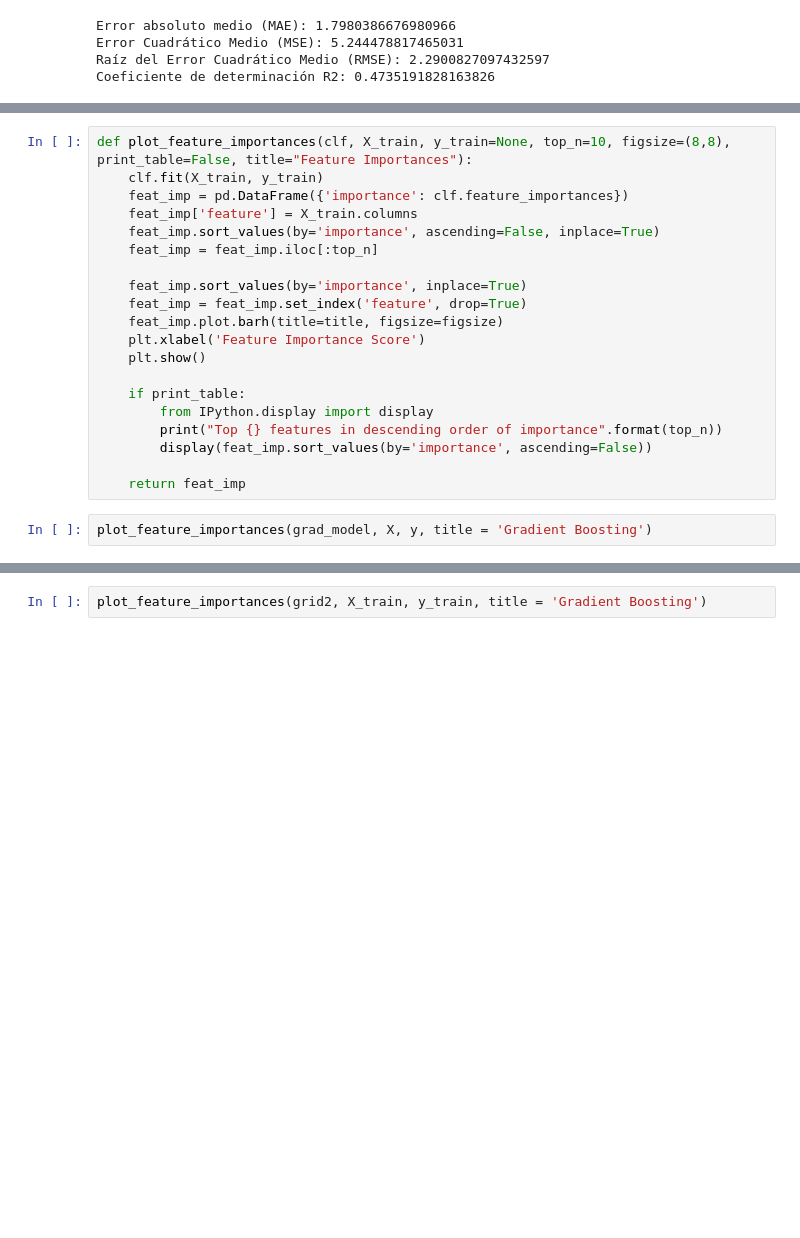
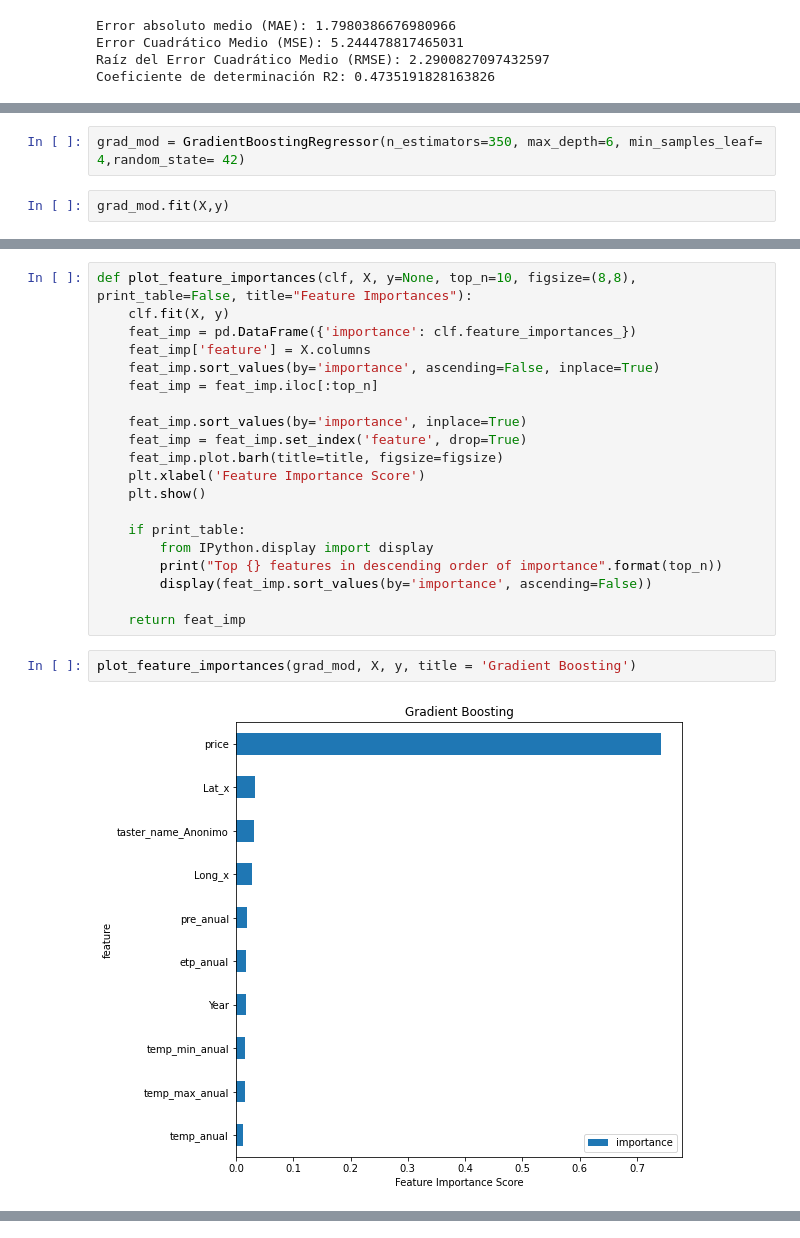
Before and after one commit to crcoronado/Datascience1, a Jupyter notebook: ML_winereviews.ipynb, the cells around one changed output, grey strips where cells are left out. Saved outputs shown, nothing was run; the diff lists cells and outputs as text; blank space fills up the shorter version.

Commit message:
Gradient boosting, EDA labeling

```diff
--- a/ML_winereviews.ipynb
+++ b/ML_winereviews.ipynb
@@ -857,0 +860,4 @@ Coeficiente de determinación R2: 0.4735191828163826
+# %%
+grad_mod = GradientBoostingRegressor(n_estimators=350, max_depth=6, min_samples_leaf= 4,random_state= 42)
+# %%
+grad_mod.fit(X,y)
@@ -858,8 +894,8 @@ Coeficiente de determinación R2: 0.4735191828163826
 # %%
-def plot_feature_importances(clf, X_train, y_train=None, top_n=10, figsize=(8,8), print_table=False, title="Feature Importances"):
-    clf.fit(X_train, y_train)
-    feat_imp = pd.DataFrame({'importance': clf.feature_importances})
-    feat_imp['feature'] = X_train.columns
+def plot_feature_importances(clf, X, y=None, top_n=10, figsize=(8,8), print_table=False, title="Feature Importances"):
+    clf.fit(X, y)
+    feat_imp = pd.DataFrame({'importance': clf.feature_importances_})
+    feat_imp['feature'] = X.columns
     feat_imp.sort_values(by='importance', ascending=False, inplace=True)
     feat_imp = feat_imp.iloc[:top_n]
 
@@ -876,4 +912,6 @@ def plot_feature_importances(clf, X_train, y_train=None, top_n=10, figsize=(8,8)
 
     return feat_imp
 # %%
-plot_feature_importances(grad_model, X, y, title = 'Gradient Boosting')
+plot_feature_importances(grad_mod, X, y, title = 'Gradient Boosting')
+# %% [output]
+[figure, added]
@@ -880,2 +929,0 @@ plot_feature_importances(grad_model, X, y, title = 'Gradient Boosting')
-# %%
-plot_feature_importances(grid2, X_train, y_train, title = 'Gradient Boosting')
```
Also changed, not shown: parts of 6 cells of this notebook.
